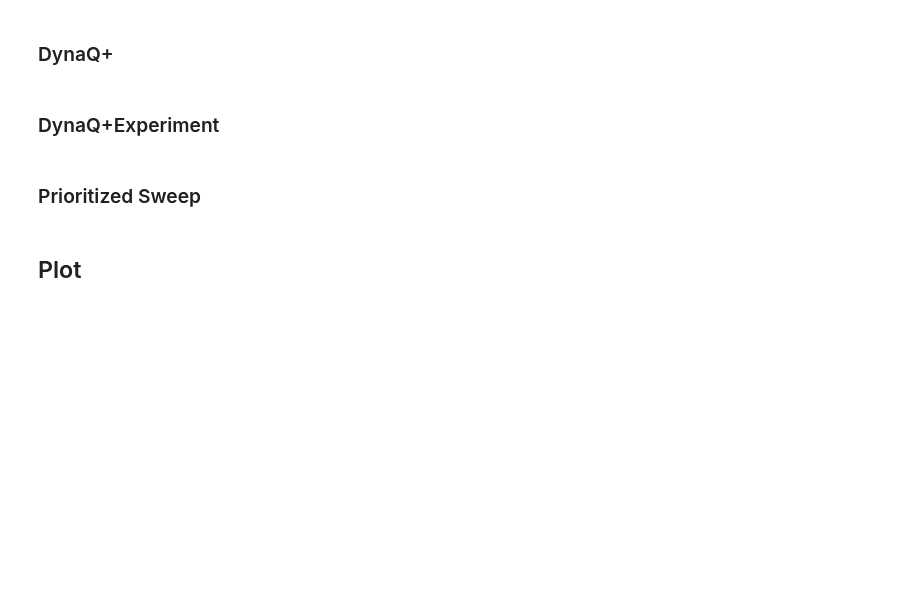
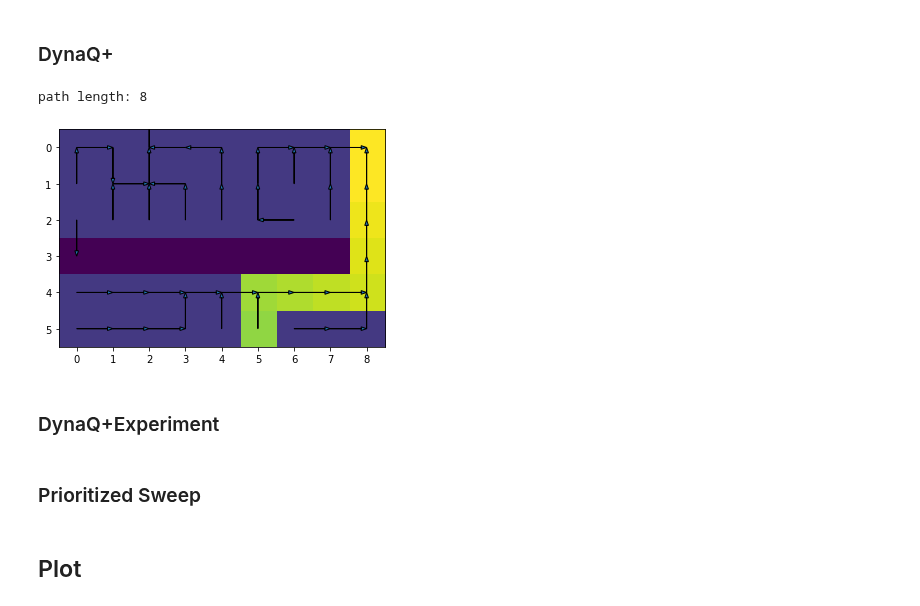
Before and after one commit to MaraTomasek/ML-Notebooks, a Jupyter notebook: Reinforcement_Learning/ch8-tabular.ipynb, the cells around one changed output. Drawn from its saved outputs; the diff is of its cells as text; code cells hidden in the pictures; blank space fills up the shorter version.

```diff
--- a/Reinforcement_Learning/ch8-tabular.ipynb
+++ b/Reinforcement_Learning/ch8-tabular.ipynb
@@ -540,2 +554,9 @@ agent2.draw_path_and_dir_map();
+# %%
+agent6  = DynaQPlus(world, moves, plan_steps=50, alpha=0.1, epsilon=0.1, gamma=0.95, k=1e-2)
+reward6 = train(agent6, world, switch=switch, add=add, remove=remove)
+agent6.draw_path_and_dir_map();
+# %% [output]
+path length: 8
+[figure, added]
 # %% [markdown]
 ### DynaQ+Experiment
```
Also changed, not shown: parts of 18 cells of this notebook.
